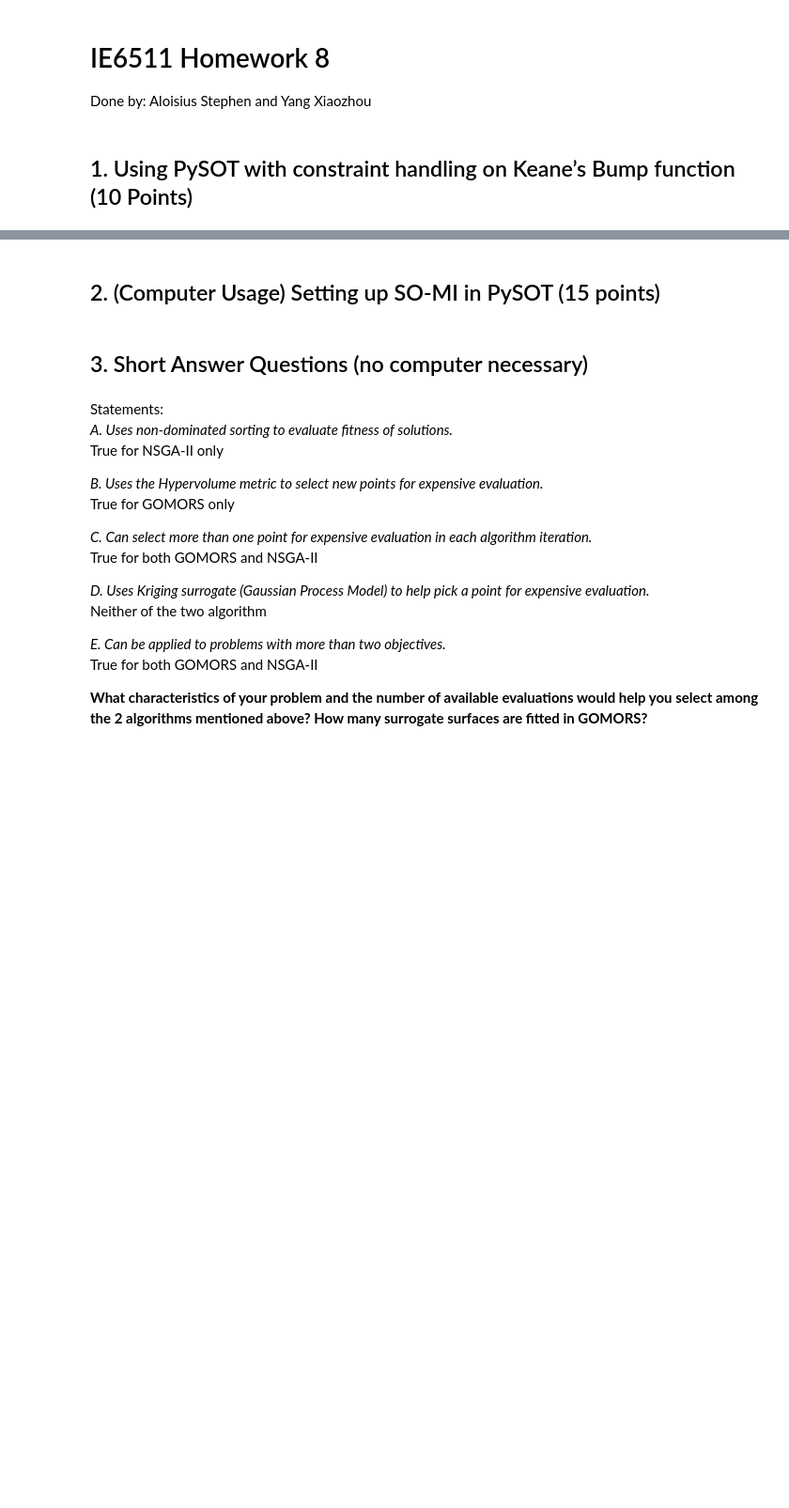
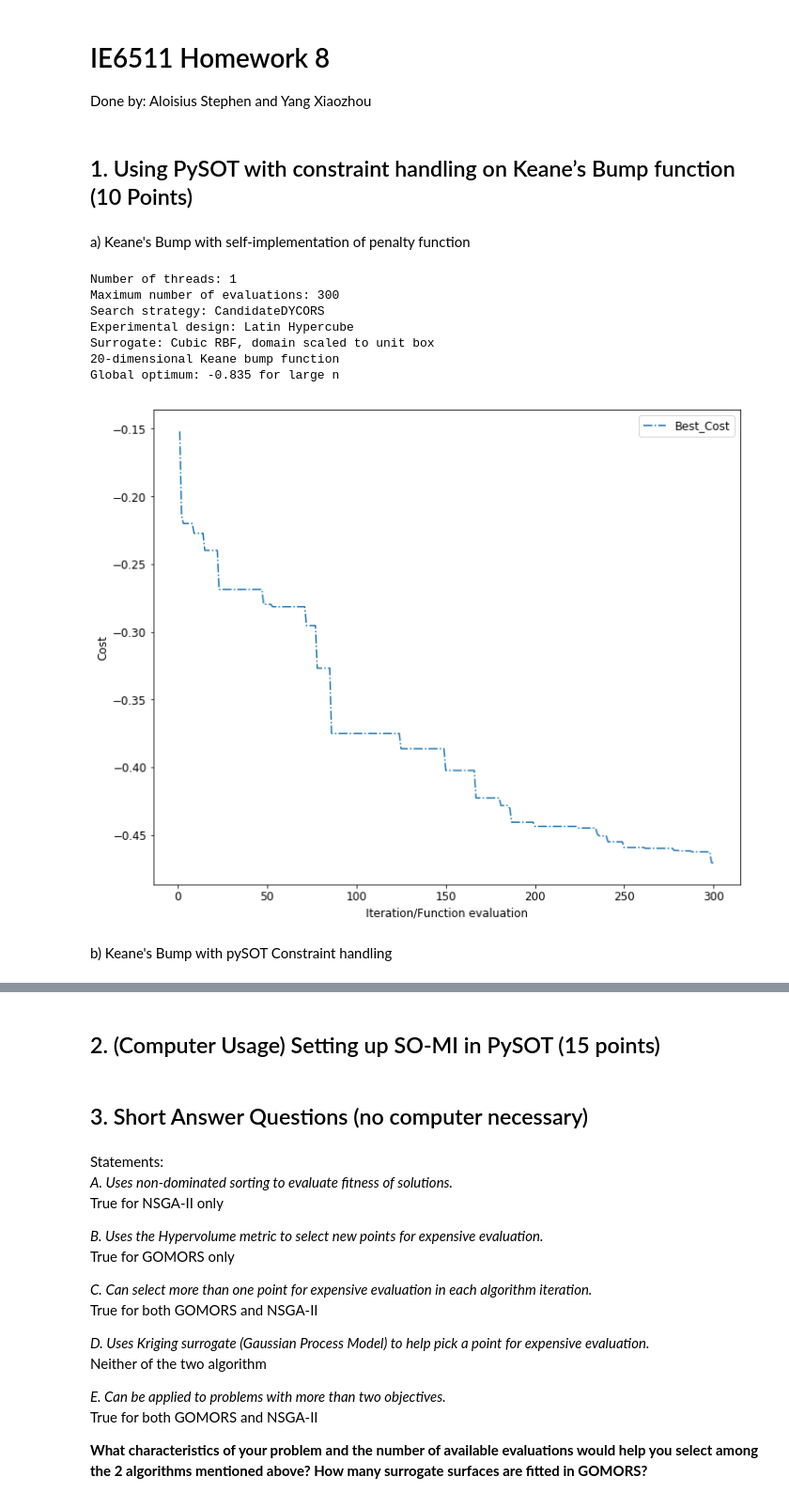
Before and after one commit to aloisiusStephen/IE6511_HW, a Jupyter notebook: HW8/Homework 8.ipynb, the cells around one changed output, grey strips where cells are left out. Shown at 94% size. Saved outputs shown, nothing was run; the diff lists cells and outputs as text; code cells hidden in the pictures; blank space fills up the shorter version.

```diff
--- a/HW8/Homework 8.ipynb
+++ b/HW8/Homework 8.ipynb
@@ -19,3 +19,5 @@ font = {'family' : 'sans-serif',
 matplotlib.rc('font', **font)
 # %% [markdown]
 ## 1. Using PySOT with constraint handling on Keane’s Bump function (10 Points)
+# %% [markdown]
+a) Keane's Bump with self-implementation of penalty function
@@ -21,0 +49,67 @@ matplotlib.rc('font', **font)
+# %%
+nthreads = 1 # serial
+maxeval = 300
+penalty = 1e6
+nsamples = nthreads
+trial = 20
+
+#Print setting of PySOT
+print("\nNumber of threads: " + str(nthreads))
+print("Maximum number of evaluations: " + str(maxeval))
+print("Search strategy: CandidateDYCORS")
+print("Experimental design: Latin Hypercube")
+print("Surrogate: Cubic RBF, domain scaled to unit box")
+
+# Initiate instance of the CostFunction class you created
+data = KeaneConsPenalty(dim=20)
+print(data.info)
+
+# Create a strategy  and a controller
+controller = ThreadController()
+controller.strategy = \
+    SyncStrategyNoConstraints(
+        worker_id=0, data=data,
+        maxeval=maxeval, nsamples=nsamples,
+        response_surface=RBFInterpolant(kernel=CubicKernel, maxp=maxeval),
+        exp_design=LatinHypercube(dim=data.dim, npts=2*(data.dim+1)),
+        sampling_method=CandidateDYCORS(data=data, numcand=100*data.dim))
+
+# Launch the threads with given objective function
+for _ in range(nthreads):
+    worker = BasicWorkerThread(controller, data.objfunction)
+    controller.launch_worker(worker)
+
+# Run the optimization strategy once
+result = controller.run()
+fvals = np.array([o.value for o in controller.fevals])
+
+Iter = np.arange(1,maxeval+1)
+Trial_best_Keane_Penalty = np.column_stack((Iter,np.minimum.accumulate(fvals)))
+
+# Run the rest of the trials
+for i  in range(1,trial):
+    result = controller.run()
+    fvals = np.array([o.value for o in controller.fevals])
+    Trial_best_Keane_Penalty = np.concatenate((Trial_best_Keane_Penalty,
+                                        np.column_stack((Iter,np.minimum.accumulate(fvals)))), axis=0)
+
+Trial_best_Keane_Penalty_df = pd.DataFrame(Trial_best_Keane_Penalty, columns = ['Iteration','Cost'])
+
+# Average of Best_Cost plot
+plt.figure(figsize=[10,8])
+plt.plot(Trial_best_Keane_Penalty_df.groupby('Iteration').mean().Cost, '-.')
+plt.xlabel('Iteration/Function evaluation')
+plt.ylabel('Cost')
+plt.legend(['Best_Cost'])
+plt.tight_layout()
+# %% [output]
+Number of threads: 1
+Maximum number of evaluations: 300
+Search strategy: CandidateDYCORS
+Experimental design: Latin Hypercube
+Surrogate: Cubic RBF, domain scaled to unit box
+20-dimensional Keane bump function
+Global optimum: -0.835 for large n
+[figure, added]
+# %% [markdown]
+b) Keane's Bump with pySOT Constraint handling
```
Also changed, not shown: parts of 5 cells of this notebook.
